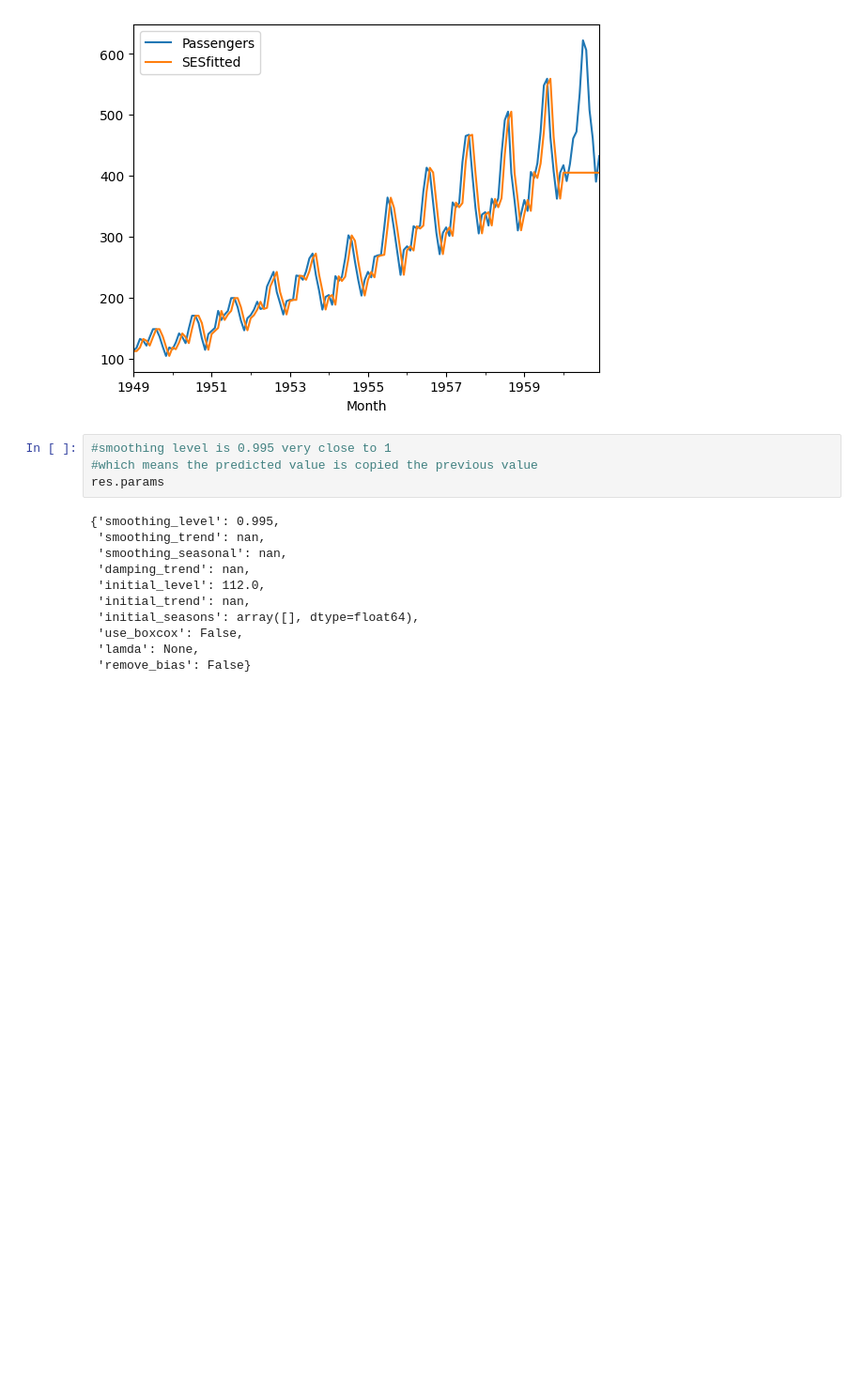
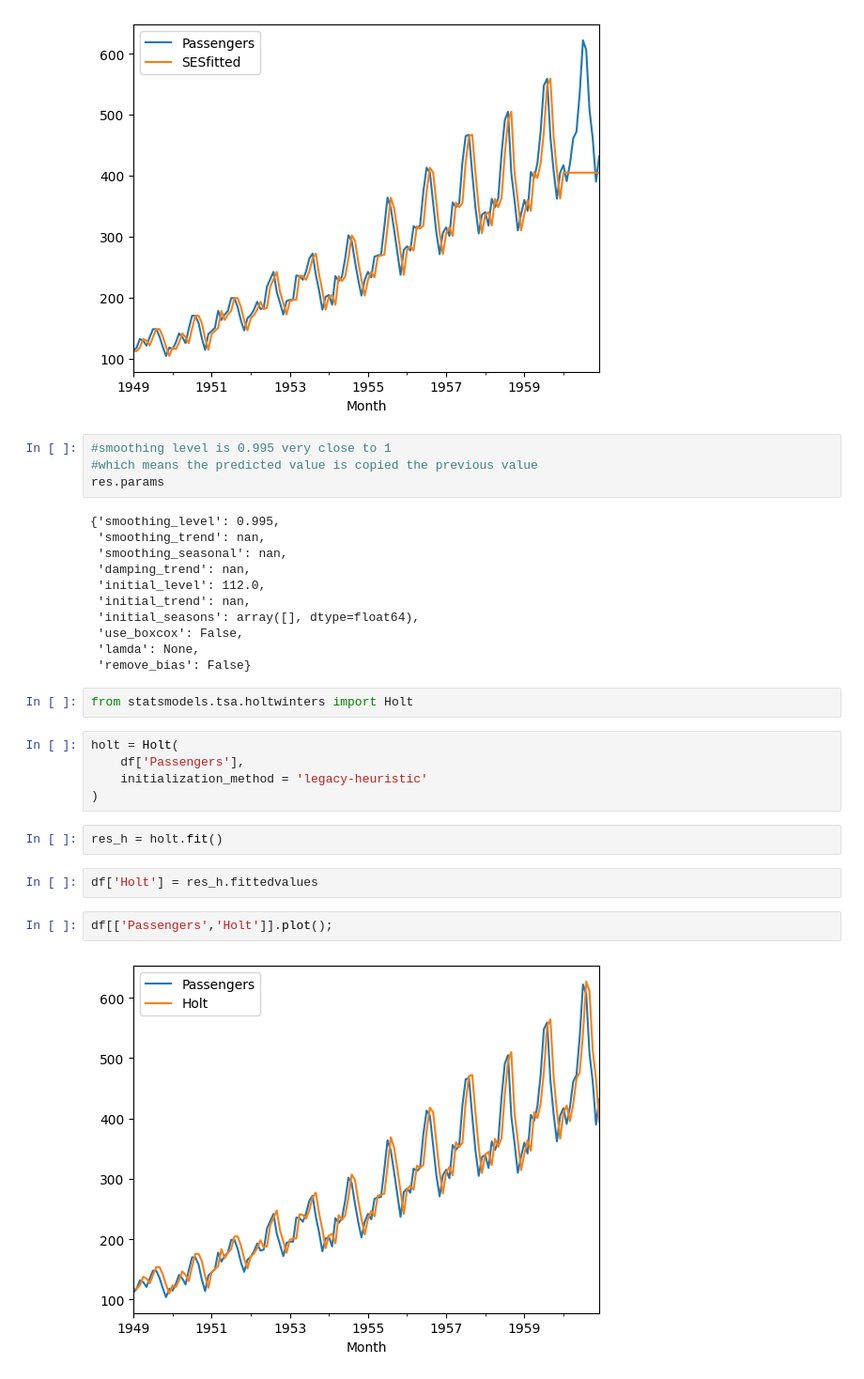
Before and after one commit to yeesem/Time-Series-Data-Analysis, a Jupyter notebook: EWMA_&_Holt_Winters.ipynb, the cells around one changed output. Shown: that part at 94% size. Saved outputs shown, nothing was run; the diff lists cells and outputs as text; blank space fills up the shorter version.

```diff
--- a/EWMA_&_Holt_Winters.ipynb
+++ b/EWMA_&_Holt_Winters.ipynb
@@ -204,3 +193,18 @@ res.params
  'use_boxcox': False,
  'lamda': None,
  'remove_bias': False}
+# %%
+from statsmodels.tsa.holtwinters import Holt
+# %%
+holt = Holt(
+    df['Passengers'],
+    initialization_method = 'legacy-heuristic'
+)
+# %%
+res_h = holt.fit()
+# %%
+df['Holt'] = res_h.fittedvalues
+# %%
+df[['Passengers','Holt']].plot();
+# %% [output]
+[figure, added]
```
Also changed, not shown: parts of 20 cells of this notebook.
